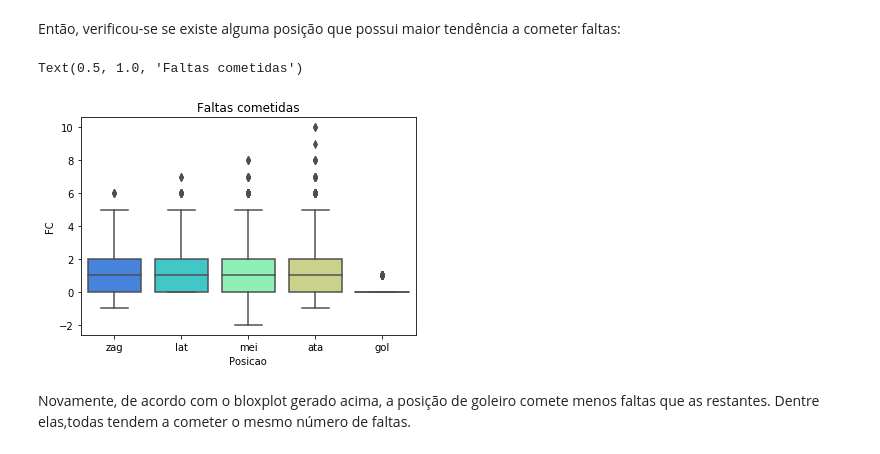
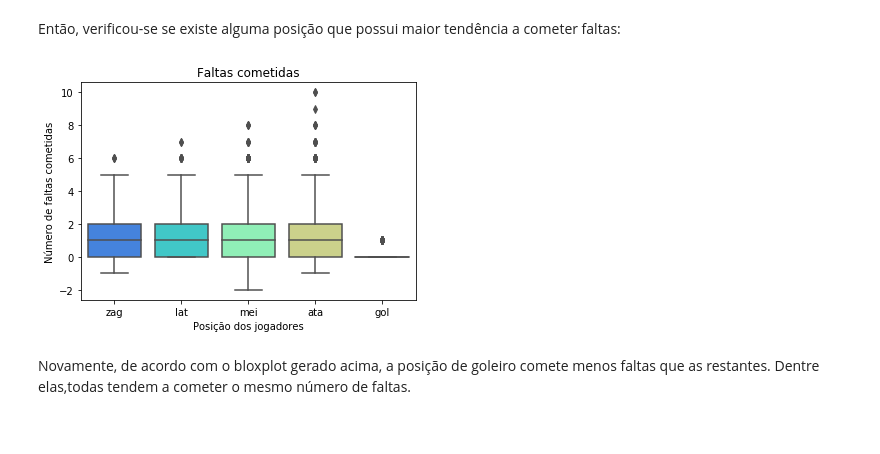
Before and after one commit to pablosivila/bootcamp_ironhack, a Jupyter notebook: week4/projeto_pipeline/Projeto Pipeline - Fernanda.ipynb, the cells around one changed output. Cells and saved outputs as stored; diff of their text form; code cells hidden in the pictures.

```diff
--- a/week4/projeto_pipeline/Projeto Pipeline - Fernanda.ipynb
+++ b/week4/projeto_pipeline/Projeto Pipeline - Fernanda.ipynb
@@ -463,9 +215,12 @@ De acordo com o bloxplot gerado acima, as posições de goleiro e zagueiro sofre
 Então, verificou-se se existe alguma posição que possui maior tendência a cometer faltas:
 # %%
 sns.boxplot(x="Posicao", y="FC", data=data,palette='rainbow').set_title('Faltas cometidas')
+
+plt.xlabel("Posição dos jogadores")
+plt.ylabel("Número de faltas cometidas")
+plt.savefig('boxplot_faltas_cometidas.png')
 # %% [output]
-Text(0.5, 1.0, 'Faltas cometidas')
-[figure, old version]
+[figure, new version]
 # %% [markdown]
 Novamente, de acordo com o bloxplot gerado acima, a posição de goleiro comete menos faltas que as restantes. Dentre elas,todas tendem a cometer o mesmo número de faltas.
 # %% [markdown]
```
Also changed, not shown: parts of 176 cells of this notebook, 27 other files.
